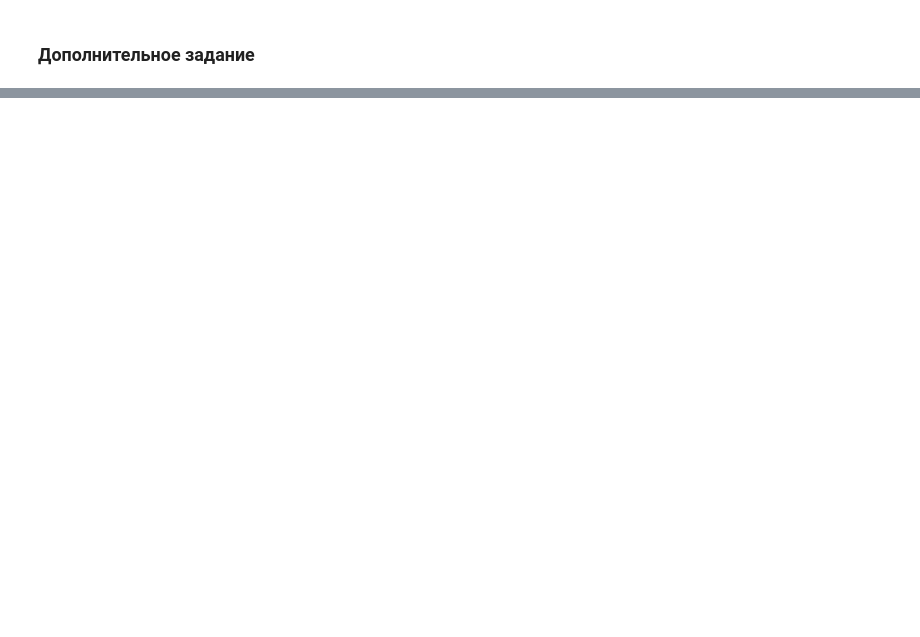
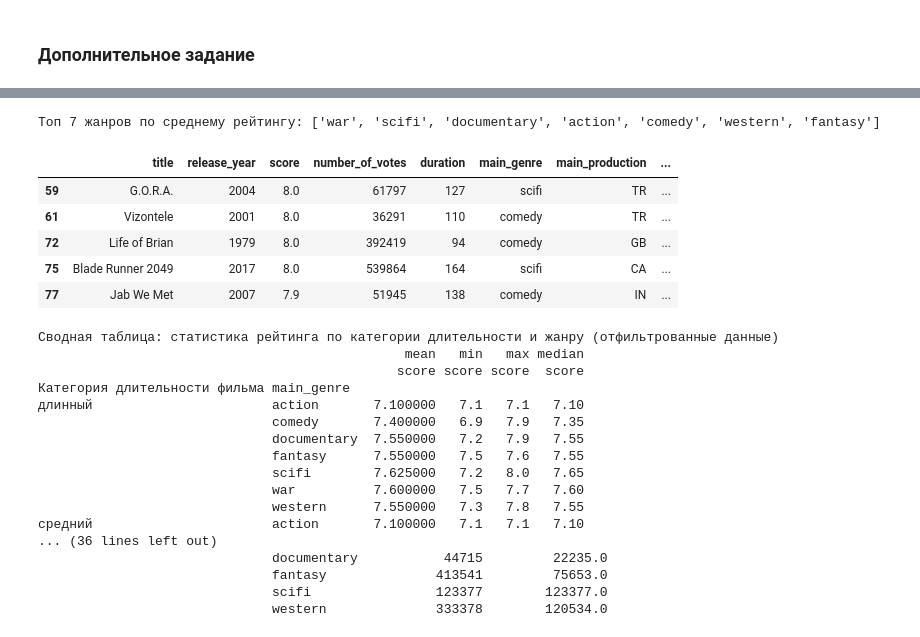
Before and after one commit to Yeetmq/suai_da, a Jupyter notebook: лр1/ЛР1_Паюнен_12.ipynb, the cells around one changed output, grey strips where cells are left out. Cells and saved outputs as stored; diff of their text form; code cells hidden in the pictures; blank space fills up the shorter version.

```diff
--- a/лр1/ЛР1_Паюнен_12.ipynb
+++ b/лр1/ЛР1_Паюнен_12.ipynb
@@ -547,0 +840,65 @@ western            NaN       NaN       NaN   NaN
+# %%
+def categorize_duration(duration):
+    if duration < 90:
+        return 'короткий'
+    elif 90 <= duration <= 120:
+        return 'средний'
+    else:
+        return 'длинный'
+
+if 'Категория длительности фильма' not in data.columns:
+    data['Категория длительности фильма'] = data['duration'].apply(categorize_duration)
+
+top_genres_by_score = data.groupby('main_genre')['score'].mean().nlargest(7).index.tolist()
+print(f"Топ 7 жанров по среднему рейтингу: {top_genres_by_score}")
+
+filtered_data_2 = data[
+    (data['score'] >= 5.0) & (data['score'] <= 8.0) &
+    (data['Категория длительности фильма'].isin(['длинный', 'средний'])) &
+    (data['main_genre'].isin(top_genres_by_score))
+]
+
+display(filtered_data_2.head())
+
+pivot_table_score_duration_genre = filtered_data_2.pivot_table(
+    index=['Категория длительности фильма', 'main_genre'],
+    values='score',
+    aggfunc=['mean', 'min', 'max', 'median']
+)
+
+print("\nСводная таблица: статистика рейтинга по категории длительности и жанру (отфильтрованные данные)")
+print(pivot_table_score_duration_genre)
+
+pivot_table_votes_duration_genre_2 = filtered_data_2.pivot_table(
+    index=['Категория длительности фильма', 'main_genre'],
+    values='number_of_votes',
+    aggfunc=['mean', 'min', 'max', 'median']
+)
+
+print("\nСводная таблица: статистика количества голосов по категории длительности и жанру (отфильтрованные данные)")
+print(pivot_table_votes_duration_genre_2)
+# %% [output]
+Топ 7 жанров по среднему рейтингу: ['war', 'scifi', 'documentary', 'action', 'comedy', 'western', 'fantasy']
+|  | title | release_year | score | number_of_votes | duration | main_genre | main_production | ... |
+| 59 | G.O.R.A. | 2004 | 8.0 | 61797 | 127 | scifi | TR | ... |
+| 61 | Vizontele | 2001 | 8.0 | 36291 | 110 | comedy | TR | ... |
+| 72 | Life of Brian | 1979 | 8.0 | 392419 | 94 | comedy | GB | ... |
+| 75 | Blade Runner 2049 | 2017 | 8.0 | 539864 | 164 | scifi | CA | ... |
+| 77 | Jab We Met | 2007 | 7.9 | 51945 | 138 | comedy | IN | ... |
+Сводная таблица: статистика рейтинга по категории длительности и жанру (отфильтрованные данные)
+                                               mean   min   max median
+                                              score score score  score
+Категория длительности фильма main_genre
+длинный                       action       7.100000   7.1   7.1   7.10
+                              comedy       7.400000   6.9   7.9   7.35
+                              documentary  7.550000   7.2   7.9   7.55
+                              fantasy      7.550000   7.5   7.6   7.55
+                              scifi        7.625000   7.2   8.0   7.65
+                              war          7.600000   7.5   7.7   7.60
+                              western      7.550000   7.3   7.8   7.55
+средний                       action       7.100000   7.1   7.1   7.10
+... (36 lines left out)
+                              documentary           44715         22235.0
+                              fantasy              413541         75653.0
+                              scifi                123377        123377.0
+                              western              333378        120534.0
```
Also changed, not shown: parts of 33 cells of this notebook, 1 other file.
